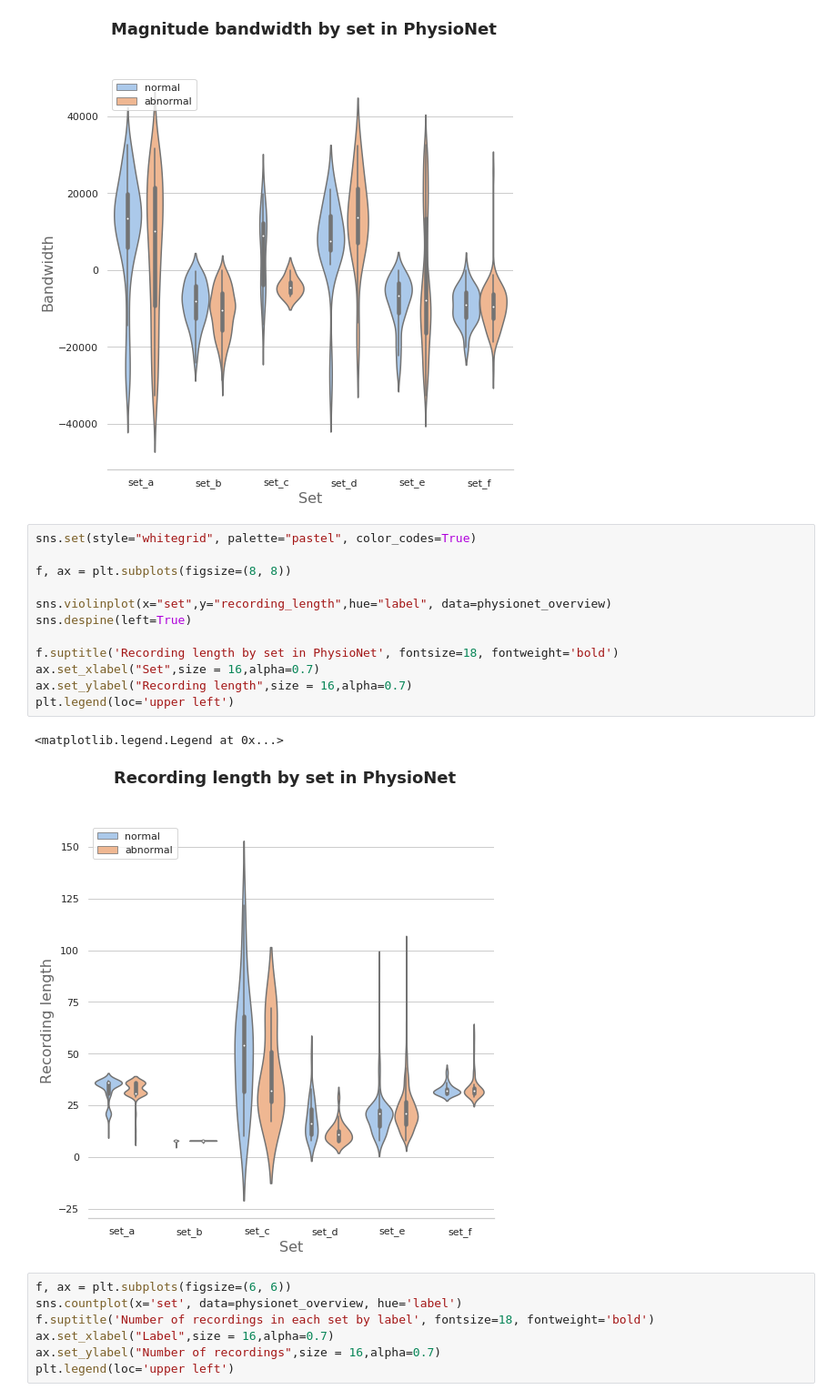
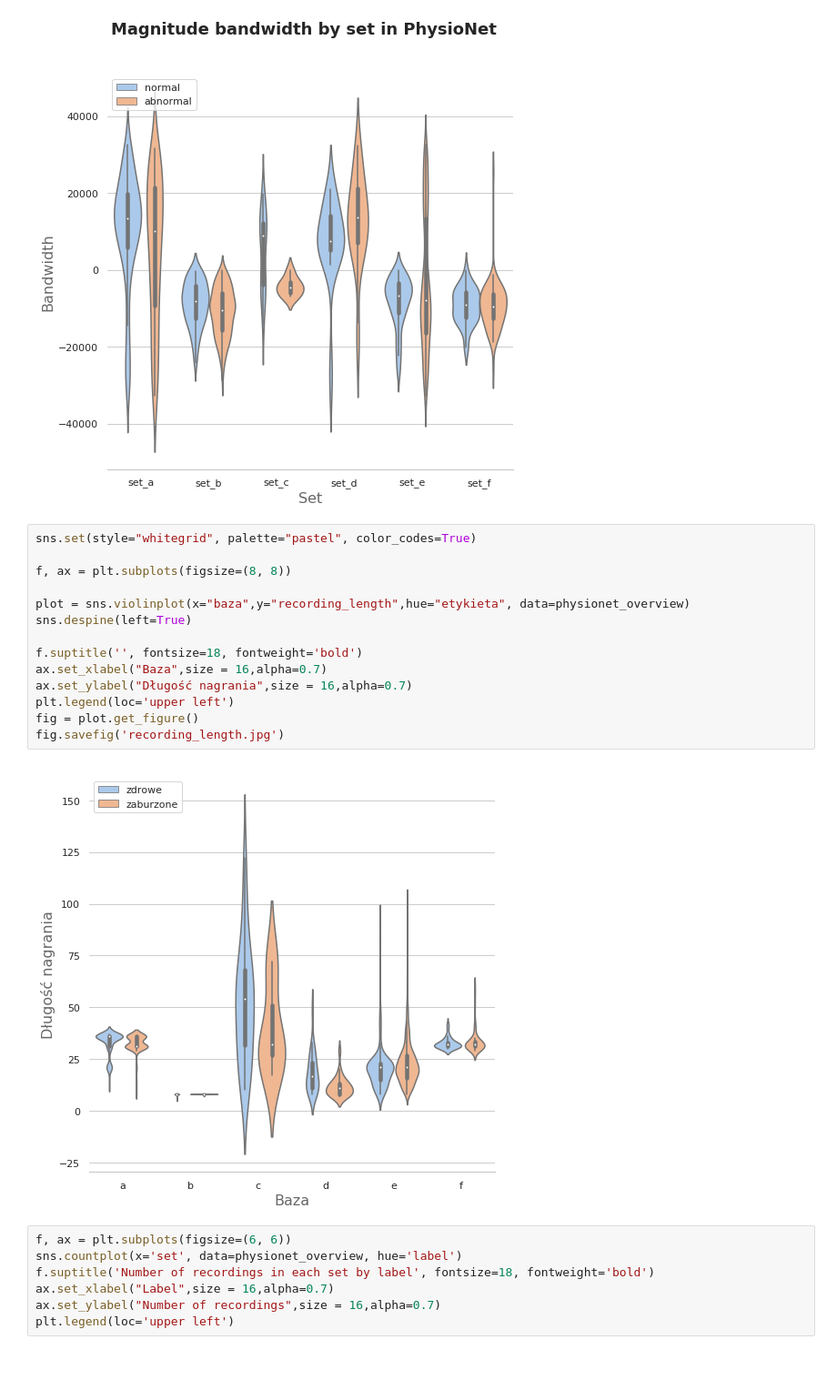
Before and after one commit to jczestochowska/heartbeat_classification, a Jupyter notebook: notebooks/physionet_dataset_analysis.ipynb, the cells around one changed output. Shown at 91% size. Saved outputs shown, nothing was run; the diff lists cells and outputs as text; blank space fills up the shorter version.

```diff
--- a/notebooks/physionet_dataset_analysis.ipynb
+++ b/notebooks/physionet_dataset_analysis.ipynb
@@ -129,18 +129,19 @@ plt.legend(loc='upper left')
 # %%
 sns.set(style="whitegrid", palette="pastel", color_codes=True)
 
 f, ax = plt.subplots(figsize=(8, 8))
 
-sns.violinplot(x="set",y="recording_length",hue="label", data=physionet_overview)
+plot = sns.violinplot(x="baza",y="recording_length",hue="etykieta", data=physionet_overview)
 sns.despine(left=True)
 
-f.suptitle('Recording length by set in PhysioNet', fontsize=18, fontweight='bold')
-ax.set_xlabel("Set",size = 16,alpha=0.7)
-ax.set_ylabel("Recording length",size = 16,alpha=0.7)
+f.suptitle('', fontsize=18, fontweight='bold')
+ax.set_xlabel("Baza",size = 16,alpha=0.7)
+ax.set_ylabel("Długość nagrania",size = 16,alpha=0.7)
 plt.legend(loc='upper left')
+fig = plot.get_figure()
+fig.savefig('recording_length.jpg')
 # %% [output]
-<matplotlib.legend.Legend at 0x...>
-[figure, old version]
+[figure, new version]
 # %%
 f, ax = plt.subplots(figsize=(6, 6))
 sns.countplot(x='set', data=physionet_overview, hue='label')
```
Also changed, not shown: parts of 3 cells of this notebook, 4 other files.
